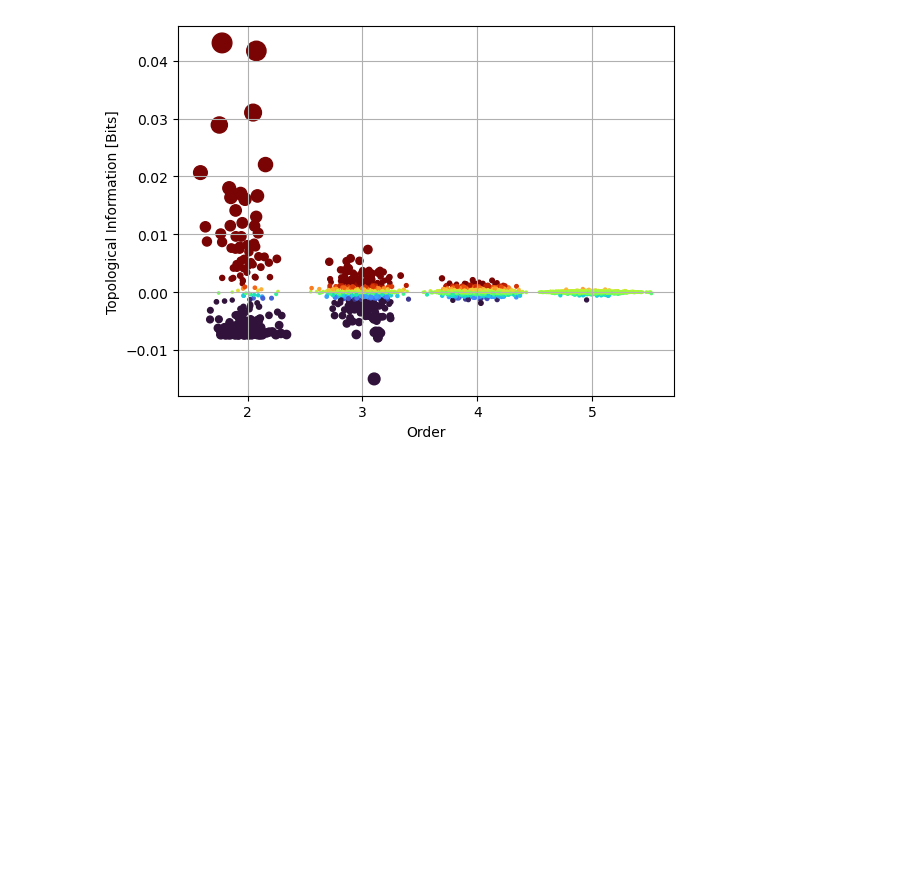
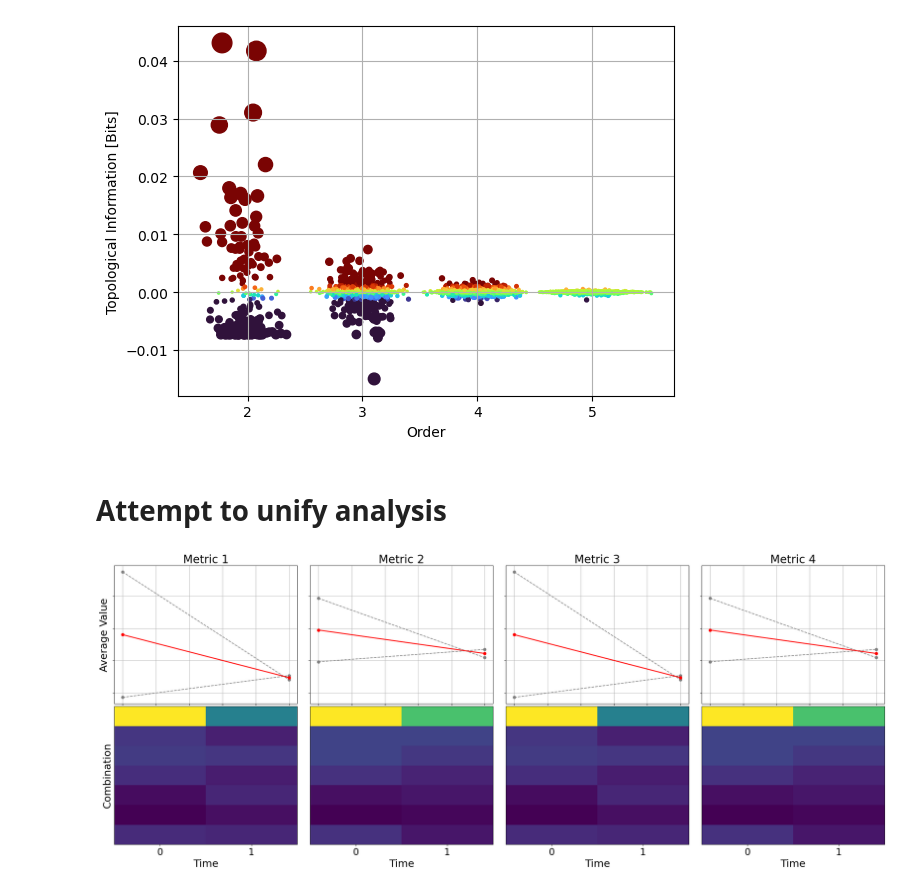
Before and after one commit to cyrilrommens/PhD_2, a Jupyter notebook: Metric_computation.ipynb, the cells around one changed output. Saved outputs shown, nothing was run; the diff lists cells and outputs as text; code cells hidden in the pictures; blank space fills up the shorter version.

Commit message:
unify analysis with multi-metric-plot

```diff
--- a/Metric_computation.ipynb
+++ b/Metric_computation.ipynb
@@ -147,3 +147,5 @@ plot_landscape(
 # %% [output]
 <Axes: xlabel='Order', ylabel='Topological Information [Bits]'>
 [figure]
+# %% [markdown]
+# Attempt to unify analysis
@@ -149,0 +226,72 @@ plot_landscape(
+# %%
+# Prepare data for all metrics
+prepared_data = [average_metric_data(m) for m in metrics]
+averages = [compute_averages(m) for m in metrics]
+
+timesteps = list(range(1, len(metrics[0][0]) + 1))  # assumes same length for all metrics
+
+# Adjust all font sizes globally
+fontsize_standard = 20
+plt.rcParams.update({
+    'font.size': fontsize_standard+2,           # general font size
+    'axes.titlesize': fontsize_standard+4,      # axes title font size
+    'axes.labelsize': fontsize_standard+2,      # axes labels font size
+    'xtick.labelsize': fontsize_standard,     # x tick labels font size
+    'ytick.labelsize': fontsize_standard,     # y tick labels font size
+    'legend.fontsize': fontsize_standard      # legend font size
+})
+
+# Setup figure with 2 rows and len(metrics) columns
+fig, axs = plt.subplots(2, len(metrics), figsize=(6 * len(metrics), 10), sharey='row')
+
+# If only one metric, axs will be 1D, fix to 2D for consistent indexing
+if len(metrics) == 1:
+    axs = np.array(axs).reshape(2,1)
+
+# Top row: line plots
+for i, (ax, (avg_sim1, avg_sim2, avg_combined), title) in enumerate(zip(
+    axs[0],
+    averages,
+    [f"Metric {i+1}" for i in range(len(metrics))]
+)):
+    ax.plot(timesteps, avg_sim1, color='grey', linestyle='--', marker='o', label='Simulation 1')
+    ax.plot(timesteps, avg_sim2, color='grey', linestyle='--', marker='o', label='Simulation 2')
+    ax.plot(timesteps, avg_combined, color='red', marker='o', linewidth=2, label='Average')
+    ax.set_title(title)
+    ax.set_xticklabels([])  # hide x-ticks on top row
+
+    # Show y-axis label only for first subplot in this row
+    if i == 0:
+        ax.set_ylabel("Average Value")
+    else:
+        ax.set_yticklabels([])  # hide y-axis labels for others
+
+    # ax.legend()
+    ax.grid(True)
+
+# Bottom row: heatmaps
+for i, (ax, (data, labels), title) in enumerate(zip(
+    axs[1],
+    prepared_data,
+    [f"Heatmap: Metric {i+1}" for i in range(len(metrics))]
+)):
+    cax = ax.imshow(data.T, aspect='auto', cmap='viridis', origin='lower')
+    ax.set_xlabel("Time")
+    ax.set_xticks(np.arange(data.shape[0]))
+    ax.set_xticklabels(np.arange(data.shape[0]))
+
+    # Show y-axis labels only for first subplot in this row
+    if i == 0:
+        ax.set_ylabel("Combination")
+        ax.set_yticks(np.arange(len(labels)))
+        ax.set_yticklabels(labels)
+    else:
+        ax.set_yticklabels([])
+        ax.set_yticks([])
+
+    # ax.set_title(title)  # optionally add titles for heatmaps
+
+plt.tight_layout(h_pad=0.1)
+plt.show()
+# %% [output]
+[figure, added]
```
Also changed, not shown: parts of 3 cells of this notebook.
